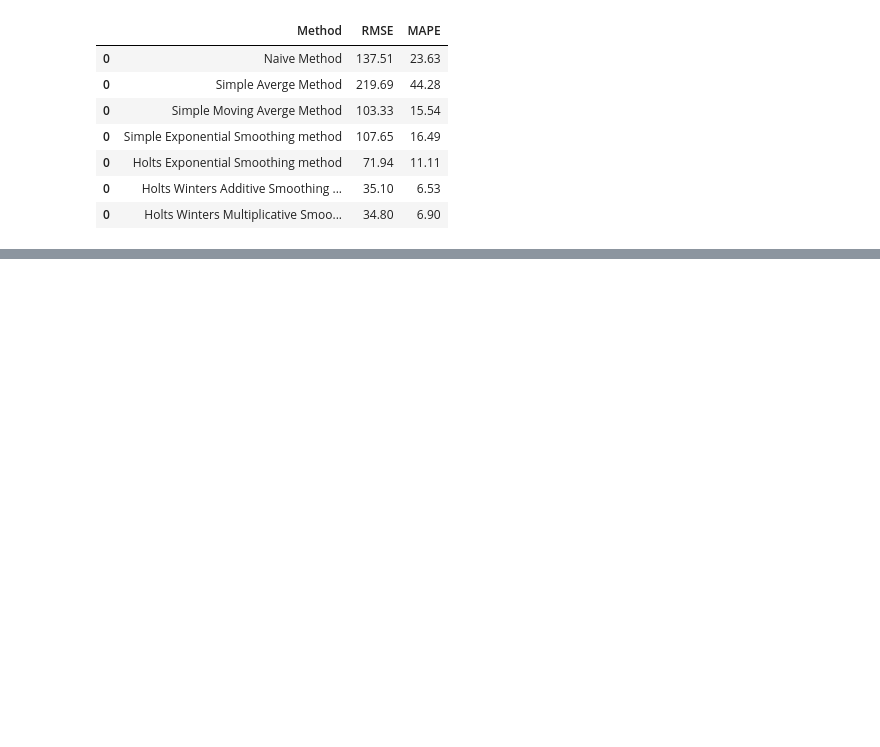
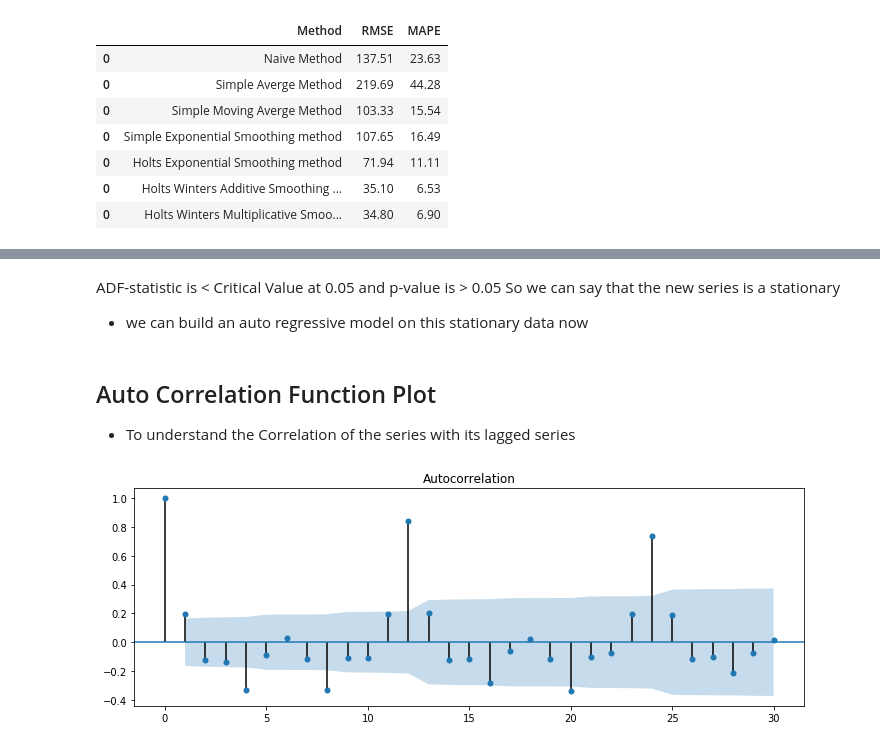
Before and after one commit to sakusuma/AirlinePassengerPrediction, a Jupyter notebook: AirlinePassengerPrediction_TimeSeries.ipynb, the cells around one changed output, grey strips where cells are left out. Cells and saved outputs as stored; diff of their text form; code cells hidden in the pictures; blank space fills up the shorter version.

```diff
--- a/AirlinePassengerPrediction_TimeSeries.ipynb
+++ b/AirlinePassengerPrediction_TimeSeries.ipynb
@@ -495,0 +623,15 @@ results
+# %% [markdown]
+ADF-statistic is < Critical Value at 0.05 and p-value is > 0.05
+So we can say that the new series is a stationary
+- we can build an auto regressive model on this stationary data now
+# %% [markdown]
+## Auto Correlation Function Plot
+- To understand the Correlation of the series with its lagged series
+# %%
+from statsmodels.graphics.tsaplots import plot_acf
+
+plt.figure(figsize = (12,4))
+plot_acf(data_boxcox_diff, ax= plt.gca(), lags= 30)
+plt.show()
+# %% [output]
+[figure, added]
```
Also changed, not shown: parts of 77 cells of this notebook.
